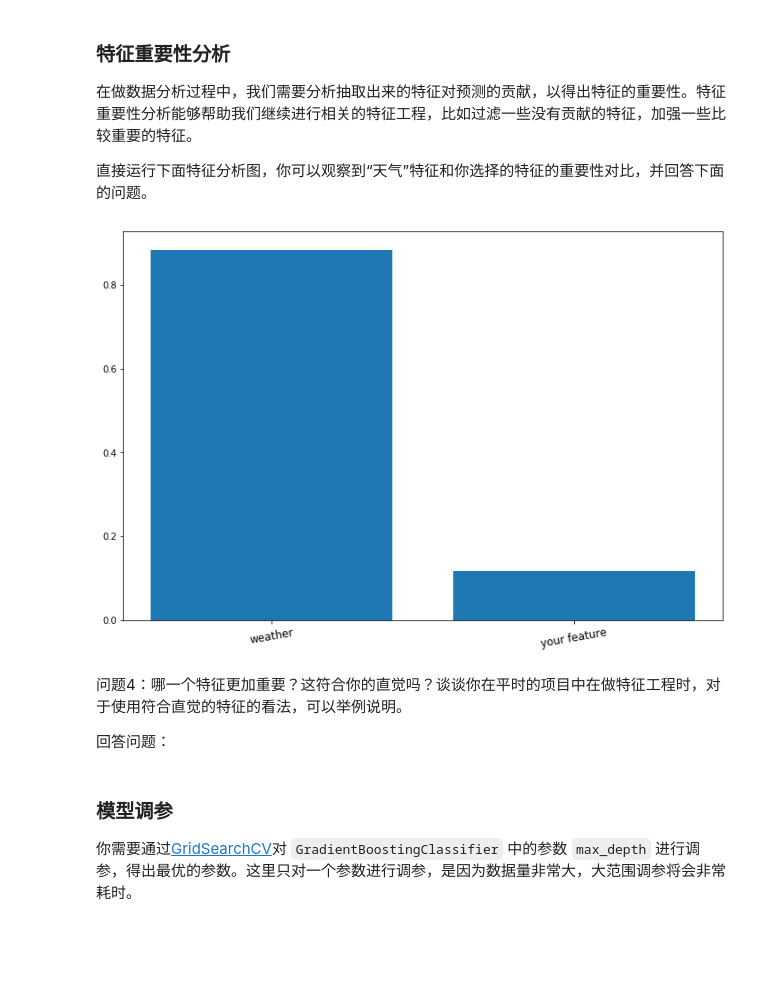
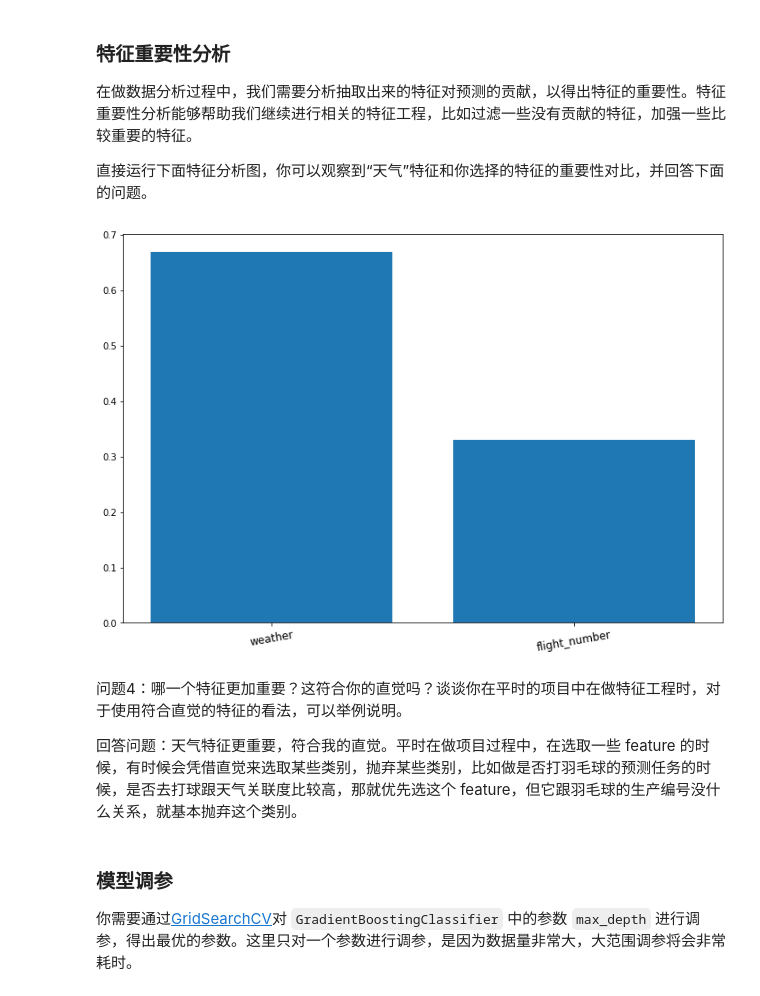
Before and after one commit to Germey/FlightDelayForecast, a Jupyter notebook: FlightDelayForecast.ipynb, the cells around one changed output. Drawn from its saved outputs; the diff is of its cells as text; code cells hidden in the pictures; blank space fills up the shorter version.

```diff
--- a/FlightDelayForecast.ipynb
+++ b/FlightDelayForecast.ipynb
@@ -474,19 +474,19 @@ array([0, 0, 0, ..., 0, 0, 0])
 # %%
 # 设置模型参数，然后在训练集上训练模型
 # TODO: 定义loss 函数
-loss =
+loss = 'exponential'
 
-# TODO: 定义 n_estimators
-n_estimators =
+# 定义 n_estimators
+n_estimators = 30
 
-# TODO：定义 max_depth
-max_depth =
+# 定义 max_depth
+max_depth = 5
 
-# TODO：定义learning_rate
-learning_rate =
+# 定义learning_rate
+learning_rate = 0.08
 
-# TODO：定义min_samples_leaf
-min_samples_leaf =
+# 定义min_samples_leaf
+min_samples_leaf = 50
 
-gbdt = GradientBoostingClassifier(loss=loss,n_estimators=n_estimators,max_depth=max_depth,learning_rate=learning_rate,min_samples_leaf=min_samples_leaf,subsample=0.8)
+gbdt = GradientBoostingClassifier(loss=loss, n_estimators=n_estimators, max_depth=max_depth, learning_rate=learning_rate, min_samples_leaf=min_samples_leaf, subsample=0.8)
 gbdt.fit(train_x, train_y)
@@ -516,18 +526,18 @@ print("准确率：{}".format(auc))
 # %%
 # 直接运行
 import matplotlib.pyplot as plt
-features = ["weather", "your feature"]
+features = ["weather", "flight_number"]
 feature_important = gbdt.feature_importances_
 plt.figure(figsize=(12,8))
-plt.bar(np.arange(len(features)),feature_important)
-plt.xticks(np.arange(len(features)),features,fontsize=12,rotation=10)
+plt.bar(np.arange(len(features)), feature_important)
+plt.xticks(np.arange(len(features)), features, fontsize=12, rotation=10)
 plt.show()
 # %% [output]
-[figure, old version]
+[figure, new version]
 # %% [markdown]
 问题4：哪一个特征更加重要？这符合你的直觉吗？谈谈你在平时的项目中在做特征工程时，对于使用符合直觉的特征的看法，可以举例说明。
 
-回答问题：
+回答问题：天气特征更重要，符合我的直觉。平时在做项目过程中，在选取一些 feature 的时候，有时候会凭借直觉来选取某些类别，抛弃某些类别，比如做是否打羽毛球的预测任务的时候，是否去打球跟天气关联度比较高，那就优先选这个 feature，但它跟羽毛球的生产编号没什么关系，就基本抛弃这个类别。
 # %% [markdown]
 ### 模型调参
 你需要通过[GridSearchCV](https://scikit-learn.org/stable/modules/generated/sklearn.model_selection.GridSearchCV.html)对 `GradientBoostingClassifier` 中的参数 `max_depth` 进行调参，得出最优的参数。这里只对一个参数进行调参，是因为数据量非常大，大范围调参将会非常耗时。
```
Also changed, not shown: parts of 22 cells of this notebook.
